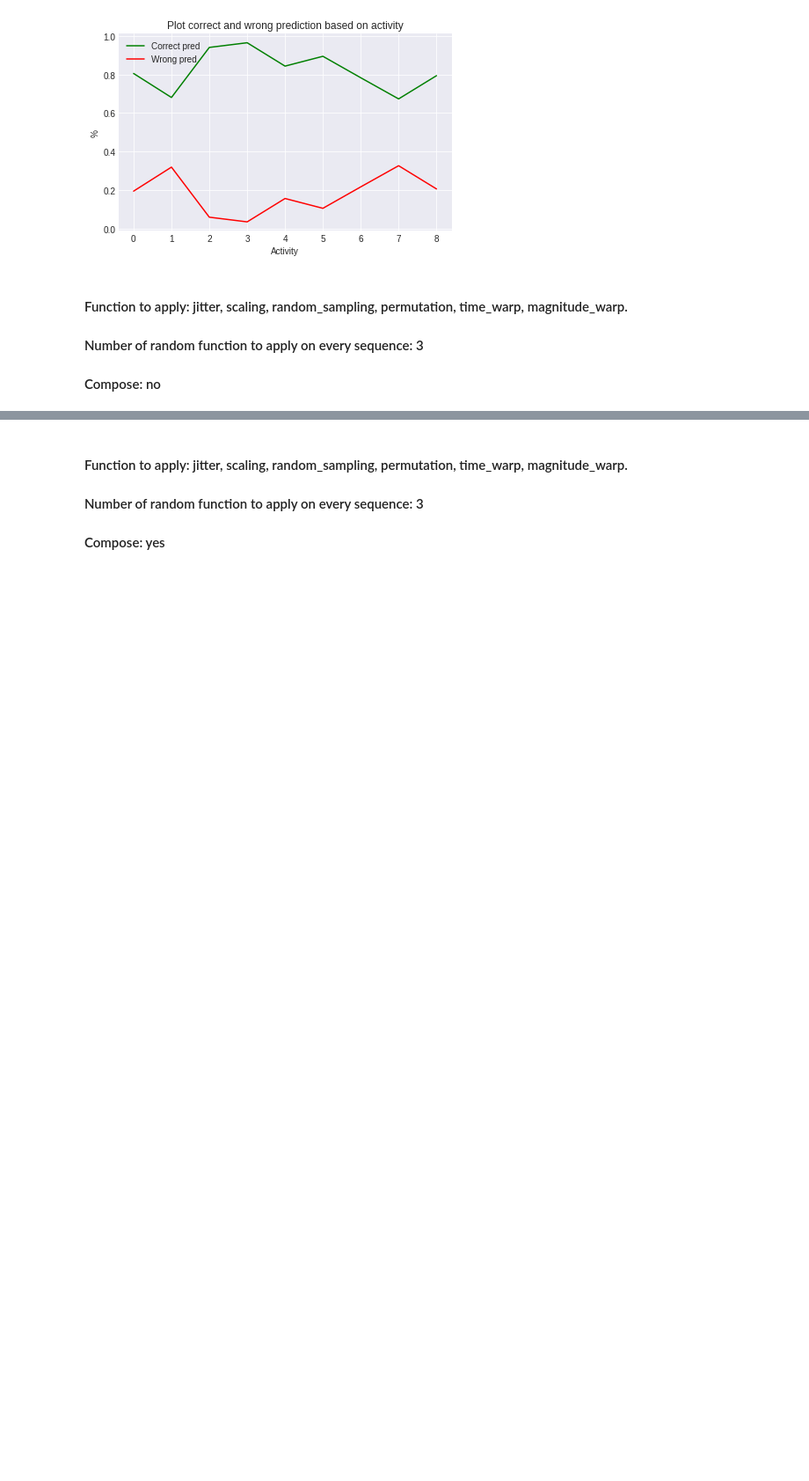
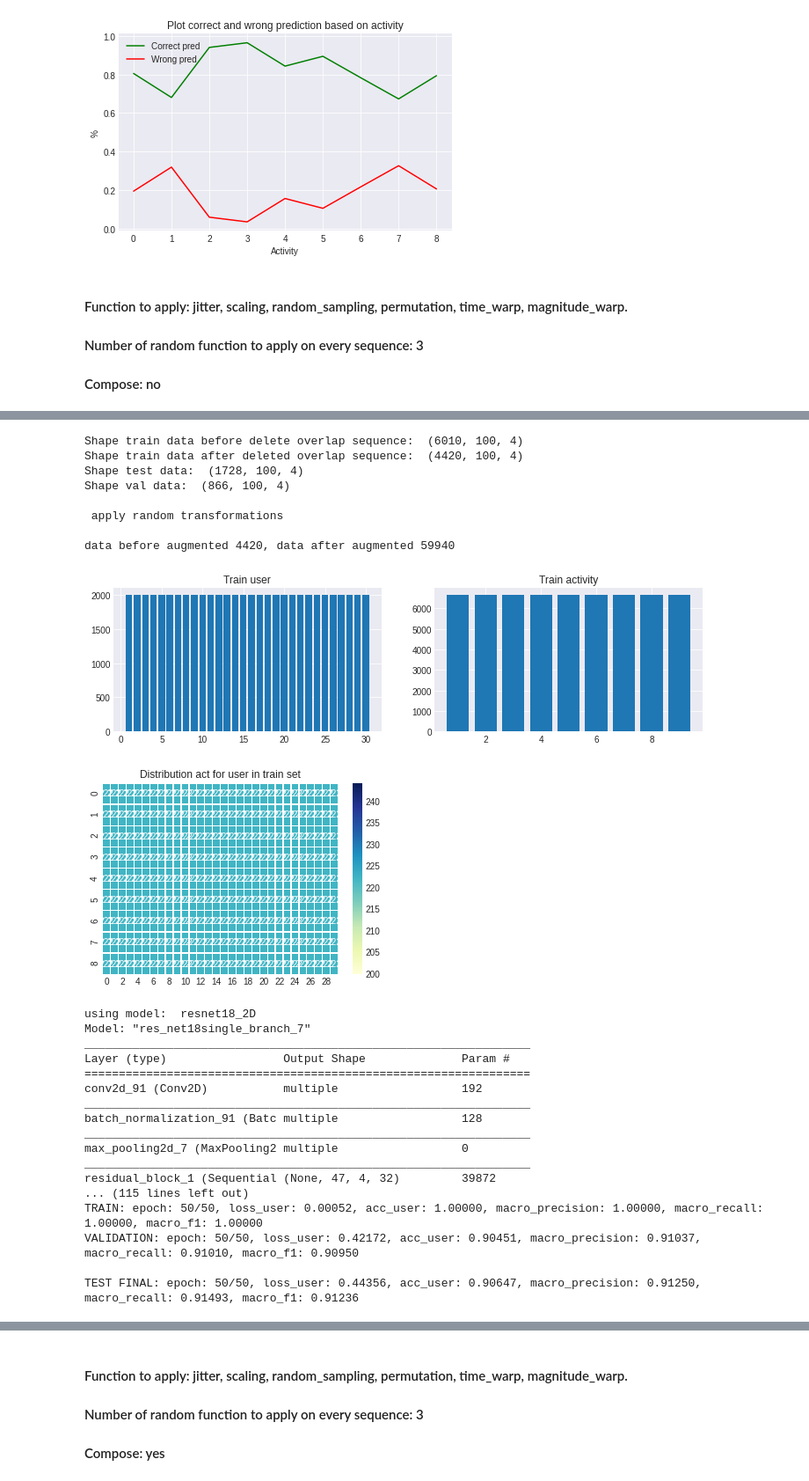
Before and after one commit to Sbarbagnem/User_Identify_Inertial_Sensor, a Jupyter notebook: train_model_classification.ipynb, the cells around one changed output, grey strips where cells are left out. Shown at 88% size. Drawn from its saved outputs; the diff is of its cells as text; code cells hidden in the pictures; blank space fills up the shorter version.

```diff
--- a/train_model_classification.ipynb
+++ b/train_model_classification.ipynb
@@ -542,0 +588,32 @@ VALIDATION: epoch: 50/50, loss_user: 0.42020, acc_user: 0.90930, macro_precision
+# %%
+%run train_model_classification.py -p 0 -t 1 -dataset unimib -ratio 5 -fold_val 0 1 -fold_test 2 -drop_factor 0.25 \
+-a 1 -ap random_transformations -pa 0 -aug_function jitter scaling random_sampling permutation time_warp magnitude_warp -n_func_to_apply 3 \
+-run_colab 1 -colab_path '{COLAB_PATH}' \
+# %% [output]
+Shape train data before delete overlap sequence:  (6010, 100, 4)
+Shape train data after deleted overlap sequence:  (4420, 100, 4)
+Shape test data:  (1728, 100, 4)
+Shape val data:  (866, 100, 4)
+
+ apply random transformations
+
+data before augmented 4420, data after augmented 59940
+[figure, added]
+[figure, added]
+using model:  resnet18_2D
+Model: "res_net18single_branch_7"
+_________________________________________________________________
+Layer (type)                 Output Shape              Param #
+=================================================================
+conv2d_91 (Conv2D)           multiple                  192
+_________________________________________________________________
+batch_normalization_91 (Batc multiple                  128
+_________________________________________________________________
+max_pooling2d_7 (MaxPooling2 multiple                  0
+_________________________________________________________________
+residual_block_1 (Sequential (None, 47, 4, 32)         39872
+... (115 lines left out)
+TRAIN: epoch: 50/50, loss_user: 0.00052, acc_user: 1.00000, macro_precision: 1.00000, macro_recall: 1.00000, macro_f1: 1.00000
+VALIDATION: epoch: 50/50, loss_user: 0.42172, acc_user: 0.90451, macro_precision: 0.91037, macro_recall: 0.91010, macro_f1: 0.90950
+
+TEST FINAL: epoch: 50/50, loss_user: 0.44356, acc_user: 0.90647, macro_precision: 0.91250, macro_recall: 0.91493, macro_f1: 0.91236
```
Also changed, not shown: parts of 8 cells of this notebook.
